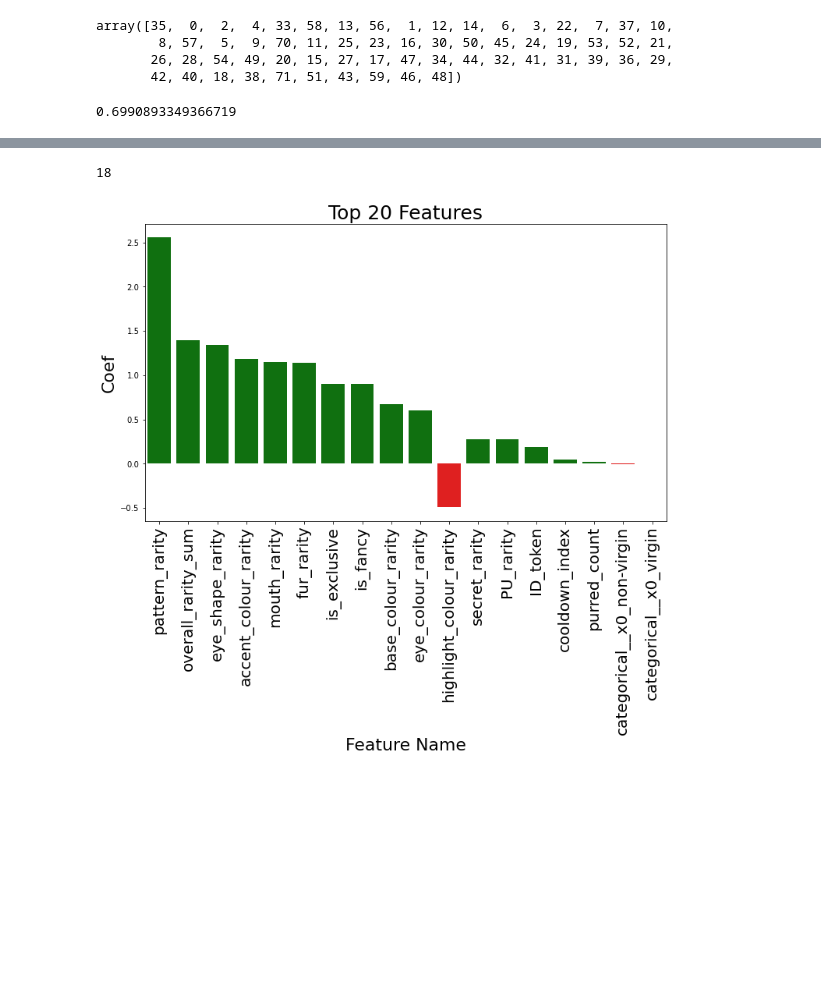
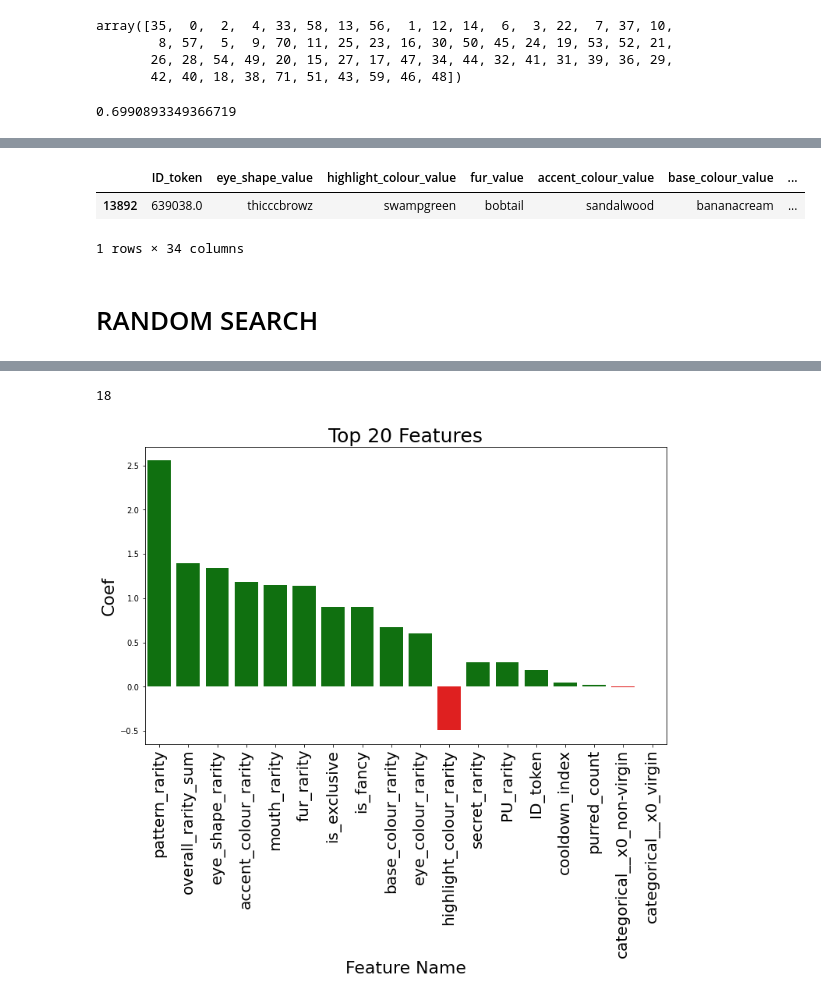
Before and after one commit to csgorham/cryptokitties-heroku, a Jupyter notebook: merge_DATA_go-CRYPTOKITTYAPI.ipynb, the cells around one changed output, grey strips where cells are left out. Drawn from its saved outputs; the diff is of its cells as text; code cells hidden in the pictures; blank space fills up the shorter version.

```diff
--- a/merge_DATA_go-CRYPTOKITTYAPI.ipynb
+++ b/merge_DATA_go-CRYPTOKITTYAPI.ipynb
@@ -854,0 +765,17 @@ Traceback (most recent call last):
+# %%
+ydf = pd.DataFrame(y_test  )
+ydf['pred_price']= y_pred
+ydf['price_diff']= y_test - y_pred
+#X_test['ID_token'] =
+all_df = X_test.join(ydf)
+all_df.to_csv('results.csv')
+
+indexNames = all_df[(all_df['ID_token'] ==6.0)].index
+all_df.iloc[indexNames] #['image_url_png']
+# %% [output]
+|  | ID_token | eye_shape_value | highlight_colour_value | fur_value | accent_colour_value | base_colour_value | ... |
+| 13892 | 639038.0 | thicccbrowz | swampgreen | bobtail | sandalwood | bananacream | ... |
+1 rows × 34 columns
+# %% [markdown]
+
+# RANDOM SEARCH
```
Also changed, not shown: parts of 30 cells of this notebook, 1 other file.
